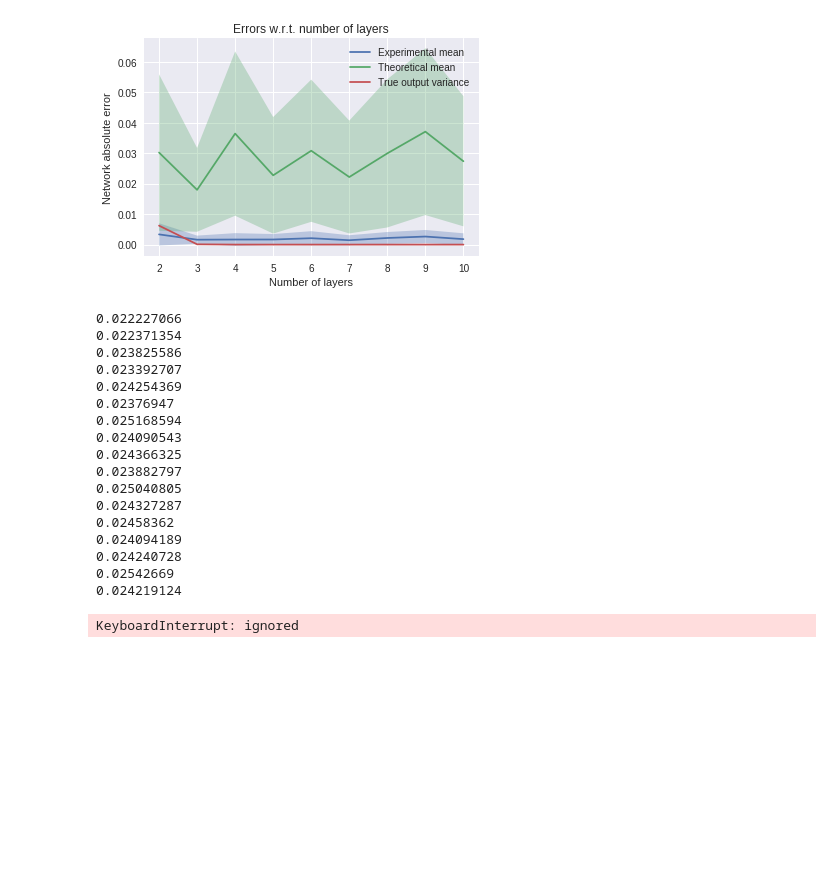
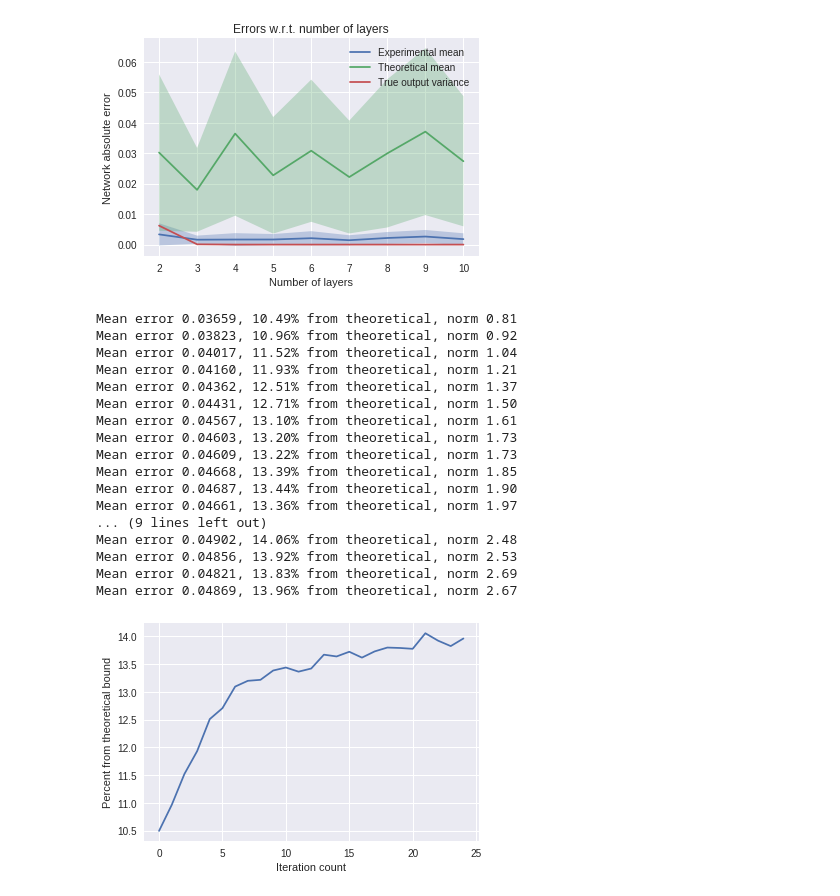
Before and after one commit to LPD-EPFL/nn-fault-tolerance, a Jupyter notebook: DropoutErrorVarianceKerasColab.ipynb, the cells around one changed output. Drawn from its saved outputs; the diff is of its cells as text; code cells hidden in the pictures; blank space fills up the shorter version.

Commit message:
Add genetic search graph

```diff
--- a/DropoutErrorVarianceKerasColab.ipynb
+++ b/DropoutErrorVarianceKerasColab.ipynb
@@ -293,60 +295,80 @@ plt.show()
 # %%
 # Trying genetic search for x
 # %%
+np.random.seed(42)
+
 # Setting parameters and creating the experiment
-N = 10
-L = 3
+N = 5
+L = 2
 p = 0.1
 K_ = 0.1
-repetitions = 1000
+repetitions = 10000
 to_add = 10
-to_keep = 10
-inputs = 10
+to_keep = 5
 experiment = Experiment([N] * L, [p] * (L - 1), K_)
 
+mean_bound, std_bound = experiment.get_mean_std_error()
+
 # creating initial inputs
-data = np.random.randn(inputs, N)
+data = np.random.randn(to_keep, N)
 
-while True:
+# percents from theoretical bound
+percents = []
+
+maxiter = 25
+
+for _ in range(maxiter):
   data_ = data
 
   # Randomizing inputs
   for input_ in data_:
-    input_ = input_ + np.random.randn(to_add, N) * 5
+    rand_direction = np.random.randn(to_add, N)
+    rand_direction /= np.linalg.norm(rand_direction, axis = 0)
+    rand_direction *= 0.5
+    input_ = input_ + rand_direction
     data = np.vstack((data, input_))
 
   # Computing true values
   trues = [experiment.predict_no_dropout(value) for value in data]
 
   # Running the experiment
   errors = [experiment.get_error(value, repetitions = repetitions) for value in data]
 
   # List of errors for inputs
   error_array = np.mean(np.abs(errors), axis = 1)
 
-  print(np.max(error_array))
+  max_exp = np.max(error_array)
 
   # Choosing maximal error
   indices = np.argsort(-error_array)
 
   # Choosing best to_keep entries
   data = data[indices[:to_keep]]
+
+  percent = 100 * max_exp / mean_bound
+  print('Mean error %.5f, %.2f%% from theoretical, norm %.2f' % (max_exp, percent, np.linalg.norm(data.flatten()) / data.shape[0]))
+  percents.append(percent)
+
+plt.xlabel('Iteration count')
+plt.ylabel('Percent from theoretical bound')
+plt.plot(percents)
+plt.show()
 # %% [output]
-0.022227066
-0.022371354
-0.023825586
-0.023392707
-0.024254369
-0.02376947
-0.025168594
-0.024090543
-0.024366325
-0.023882797
-0.025040805
-0.024327287
-0.02458362
-0.024094189
-0.024240728
-0.02542669
-0.024219124
+Mean error 0.03659, 10.49% from theoretical, norm 0.81
+Mean error 0.03823, 10.96% from theoretical, norm 0.92
+Mean error 0.04017, 11.52% from theoretical, norm 1.04
+Mean error 0.04160, 11.93% from theoretical, norm 1.21
+Mean error 0.04362, 12.51% from theoretical, norm 1.37
+Mean error 0.04431, 12.71% from theoretical, norm 1.50
+Mean error 0.04567, 13.10% from theoretical, norm 1.61
+Mean error 0.04603, 13.20% from theoretical, norm 1.73
+Mean error 0.04609, 13.22% from theoretical, norm 1.73
+Mean error 0.04668, 13.39% from theoretical, norm 1.85
+Mean error 0.04687, 13.44% from theoretical, norm 1.90
+Mean error 0.04661, 13.36% from theoretical, norm 1.97
+... (9 lines left out)
+Mean error 0.04902, 14.06% from theoretical, norm 2.48
+Mean error 0.04856, 13.92% from theoretical, norm 2.53
+Mean error 0.04821, 13.83% from theoretical, norm 2.69
+Mean error 0.04869, 13.96% from theoretical, norm 2.67
-KeyboardInterrupt: ignored
+[figure, added]
```
Also changed, not shown: parts of 1 cell of this notebook.
